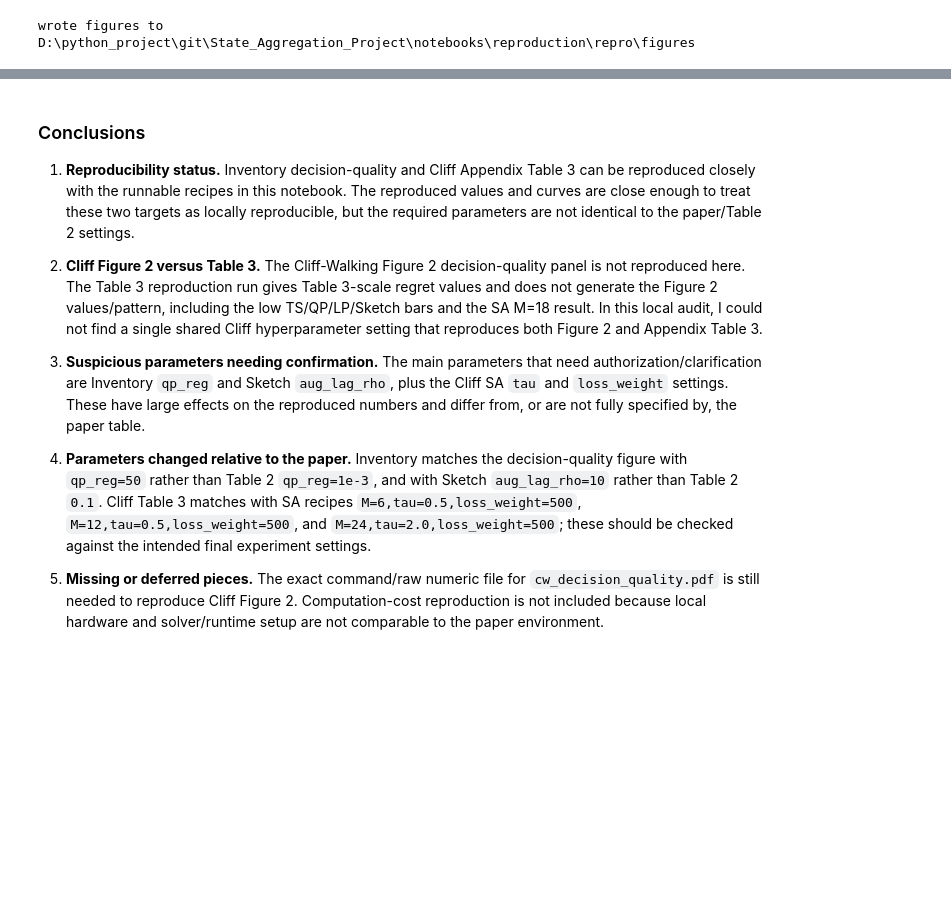
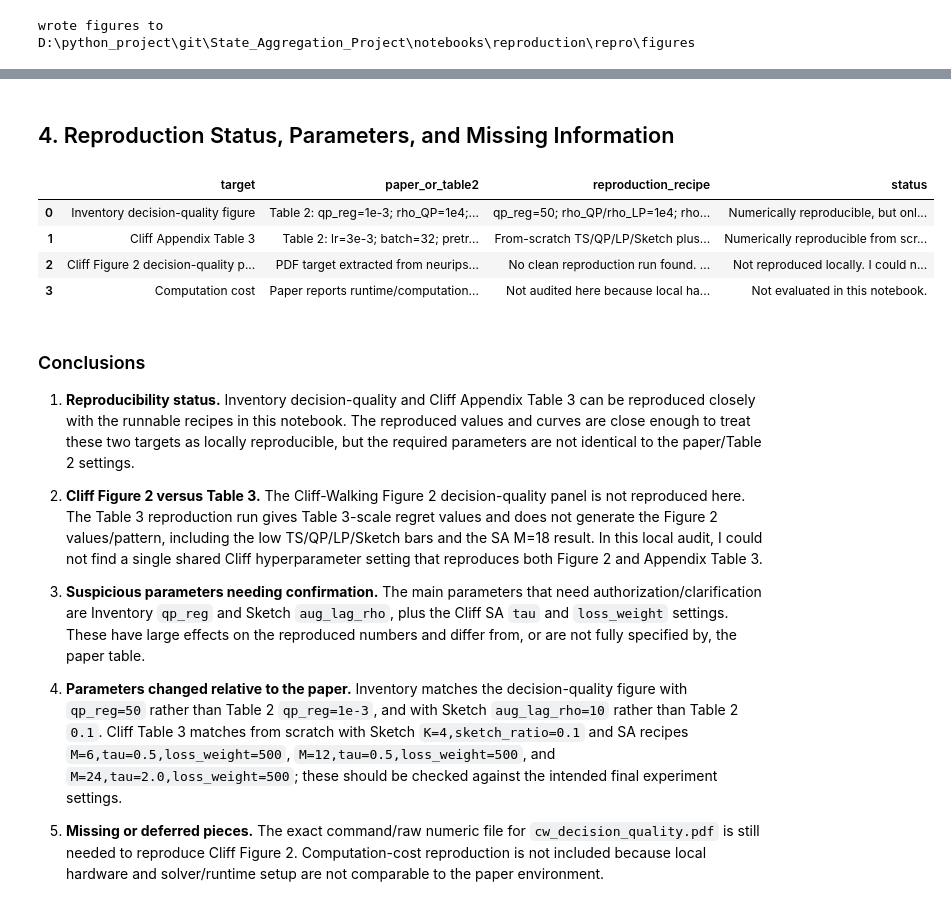
Before and after one commit to A-Eshragh/State_Aggregation_Project, a Jupyter notebook: notebooks/reproduction/paper_reproduction_audit.executed.ipynb, the cells around one changed output, grey strips where cells are left out. Saved outputs shown, nothing was run; the diff lists cells and outputs as text; code cells hidden in the pictures; blank space fills up the shorter version.

Commit message:
Supplement repro process

```diff
--- a/notebooks/reproduction/paper_reproduction_audit.executed.ipynb
+++ b/notebooks/reproduction/paper_reproduction_audit.executed.ipynb
@@ -366,12 +318,49 @@ display(param_df)
-# %% [markdown]
-### Conclusions
-
-1. **Reproducibility status.** Inventory decision-quality and Cliff Appendix Table 3 can be reproduced closely with the runnable recipes in this notebook. The reproduced values and curves are close enough to treat these two targets as locally reproducible, but the required parameters are not identical to the paper/Table 2 settings.
-
-2. **Cliff Figure 2 versus Table 3.** The Cliff-Walking Figure 2 decision-quality panel is not reproduced here. The Table 3 reproduction run gives Table 3-scale regret values and does not generate the Figure 2 values/pattern, including the low TS/QP/LP/Sketch bars and the SA M=18 result. In this local audit, I could not find a single shared Cliff hyperparameter setting that reproduces both Figure 2 and Appendix Table 3.
-
-3. **Suspicious parameters needing confirmation.** The main parameters that need authorization/clarification are Inventory `qp_reg` and Sketch `aug_lag_rho`, plus the Cliff SA `tau` and `loss_weight` settings. These have large effects on the reproduced numbers and differ from, or are not fully specified by, the paper table.
-
-4. **Parameters changed relative to the paper.** Inventory matches the decision-quality figure with `qp_reg=50` rather than Table 2 `qp_reg=1e-3`, and with Sketch `aug_lag_rho=10` rather than Table 2 `0.1`. Cliff Table 3 matches with SA recipes `M=6,tau=0.5,loss_weight=500`, `M=12,tau=0.5,loss_weight=500`, and `M=24,tau=2.0,loss_weight=500`; these should be checked against the intended final experiment settings.
-
-5. **Missing or deferred pieces.** The exact command/raw numeric file for `cw_decision_quality.pdf` is still needed to reproduce Cliff Figure 2. Computation-cost reproduction is not included because local hardware and solver/runtime setup are not comparable to the paper environment.
+# %% [markdown]
+## 4. Reproduction Status, Parameters, and Missing Information
+# %%
+param_rows = [
+    {
+        "target": "Inventory decision-quality figure",
+        "paper_or_table2": "Table 2: qp_reg=1e-3; rho_QP=1e4; rho_LP=10; rho_Sketch=0.1; K=8; sketch_ratio=0.1; M={10,20,30}; tau=0.5",
+        "reproduction_recipe": "qp_reg=50; rho_QP/rho_LP=1e4; rho_Sketch=10; K=8; sketch_ratio=0.1; SA rho=0.1; M={10,20,30}",
+        "status": "Numerically reproducible, but only after changing key hyperparameters relative to Table 2.",
+    },
+    {
+        "target": "Cliff Appendix Table 3",
+        "paper_or_table2": "Table 2: lr=3e-3; batch=32; pretrain=60; epochs=50; seeds=10; rho_LP=0.1; rho_Sketch=1.0; rho_QP=0.1; qp_reg=0.1; K=8; sketch_ratio=0.2; tau=0.5",
+        "reproduction_recipe": "From-scratch TS/QP/LP/Sketch plus SA; TS/QP/LP/Sketch use n_samples=200, train_frac=0.5, v4 data, loss_weight=500, qp_reg=0.1, Sketch K=4, sketch_ratio=0.1; SA uses M={6,12,24}, tau/loss_weight={6:0.5/500, 12:0.5/500, 24:2.0/500}; 10 seeds",
+        "status": "Numerically reproducible from scratch; several reproduction hyperparameters differ from Table 2.",
+    },
+    {
+        "target": "Cliff Figure 2 decision-quality panel",
+        "paper_or_table2": "PDF target extracted from neurips_2026/figures/cw_decision_quality.pdf: TS=0.7379, QP=0.6740, LP=0.6897, Sketch=0.6754, SA12=8.0178, SA18=8.2250, SA24=0.7796",
+        "reproduction_recipe": "No clean reproduction run found. Table 3 hyperparameters reproduce Table 3-scale regrets, not this Figure 2 scale/pattern; SA18 is also absent from the Table 3 reproduction run.",
+        "status": "Not reproduced locally. I could not tune one shared Cliff recipe that simultaneously matches Figure 2 and Appendix Table 3.",
+    },
+    {
+        "target": "Computation cost",
+        "paper_or_table2": "Paper reports runtime/computation-cost comparisons.",
+        "reproduction_recipe": "Not audited here because local hardware, CUDA/CPU usage, and solver runtime differ from the paper environment.",
+        "status": "Not evaluated in this notebook.",
+    },
+]
+param_df = pd.DataFrame(param_rows)
+display(param_df)
+# %% [output]
+|  | target | paper_or_table2 | reproduction_recipe | status |
+| 0 | Inventory decision-quality figure | Table 2: qp_reg=1e-3; rho_QP=1e4;... | qp_reg=50; rho_QP/rho_LP=1e4; rho... | Numerically reproducible, but onl... |
+| 1 | Cliff Appendix Table 3 | Table 2: lr=3e-3; batch=32; pretr... | From-scratch TS/QP/LP/Sketch plus... | Numerically reproducible from scr... |
+| 2 | Cliff Figure 2 decision-quality p... | PDF target extracted from neurips... | No clean reproduction run found. ... | Not reproduced locally. I could n... |
+| 3 | Computation cost | Paper reports runtime/computation... | Not audited here because local ha... | Not evaluated in this notebook. |
+# %% [markdown]
+### Conclusions
+
+1. **Reproducibility status.** Inventory decision-quality and Cliff Appendix Table 3 can be reproduced closely with the runnable recipes in this notebook. The reproduced values and curves are close enough to treat these two targets as locally reproducible, but the required parameters are not identical to the paper/Table 2 settings.
+
+2. **Cliff Figure 2 versus Table 3.** The Cliff-Walking Figure 2 decision-quality panel is not reproduced here. The Table 3 reproduction run gives Table 3-scale regret values and does not generate the Figure 2 values/pattern, including the low TS/QP/LP/Sketch bars and the SA M=18 result. In this local audit, I could not find a single shared Cliff hyperparameter setting that reproduces both Figure 2 and Appendix Table 3.
+
+3. **Suspicious parameters needing confirmation.** The main parameters that need authorization/clarification are Inventory `qp_reg` and Sketch `aug_lag_rho`, plus the Cliff SA `tau` and `loss_weight` settings. These have large effects on the reproduced numbers and differ from, or are not fully specified by, the paper table.
+
+4. **Parameters changed relative to the paper.** Inventory matches the decision-quality figure with `qp_reg=50` rather than Table 2 `qp_reg=1e-3`, and with Sketch `aug_lag_rho=10` rather than Table 2 `0.1`. Cliff Table 3 matches from scratch with Sketch `K=4,sketch_ratio=0.1` and SA recipes `M=6,tau=0.5,loss_weight=500`, `M=12,tau=0.5,loss_weight=500`, and `M=24,tau=2.0,loss_weight=500`; these should be checked against the intended final experiment settings.
+
+5. **Missing or deferred pieces.** The exact command/raw numeric file for `cw_decision_quality.pdf` is still needed to reproduce Cliff Figure 2. Computation-cost reproduction is not included because local hardware and solver/runtime setup are not comparable to the paper environment.
```
Also changed, not shown: parts of 18 cells of this notebook, 5 other files.
